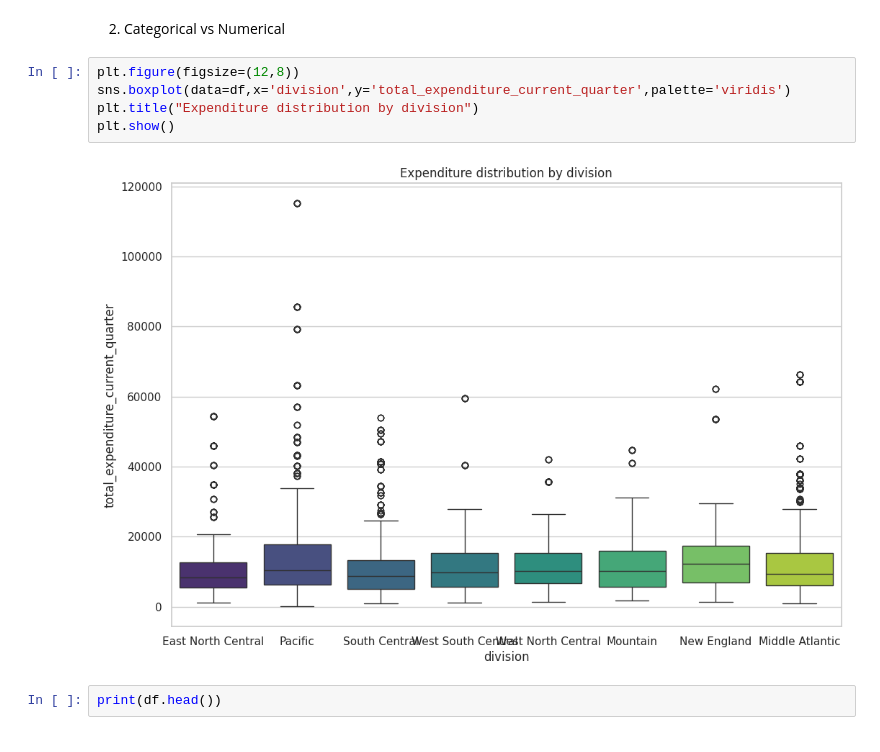
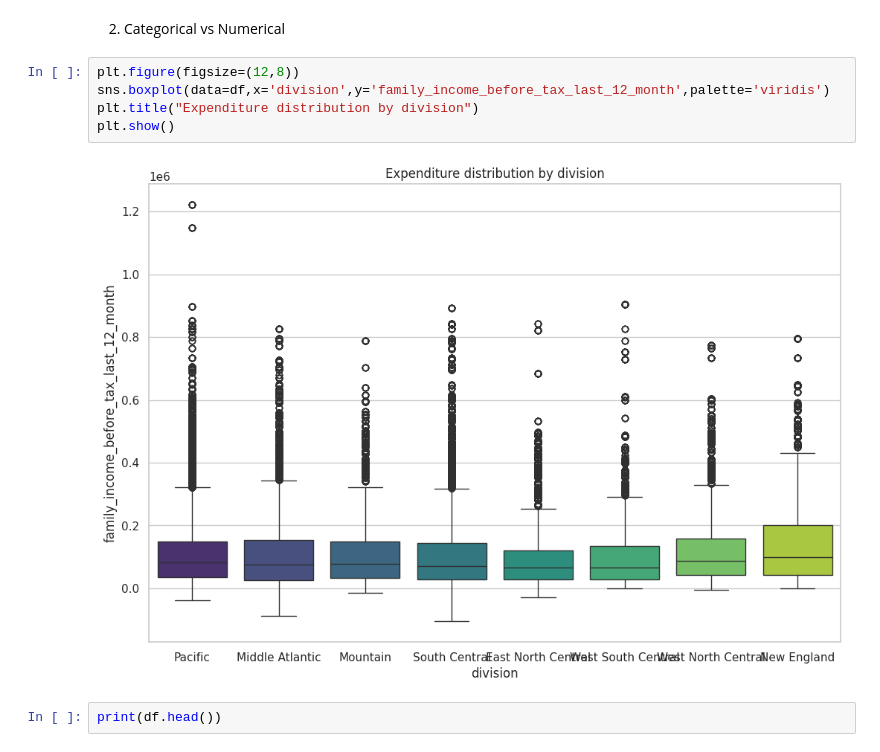
Before and after one commit to Alain-16/Digital_Product_Insights, a Jupyter notebook: DigitalProductEDA.ipynb, the cells around one changed output. Cells and saved outputs as stored; diff of their text form.

```diff
--- a/DigitalProductEDA.ipynb
+++ b/DigitalProductEDA.ipynb
@@ -319,11 +321,11 @@ plt.show()
 2. Categorical vs Numerical
 # %%
 plt.figure(figsize=(12,8))
-sns.boxplot(data=df,x='division',y='total_expenditure_current_quarter',palette='viridis')
+sns.boxplot(data=df,x='division',y='family_income_before_tax_last_12_month',palette='viridis')
 plt.title("Expenditure distribution by division")
 plt.show()
 # %% [output]
-[figure, old version]
+[figure, new version]
 # %%
 print(df.head())
 # %% [output]
```
Also changed, not shown: parts of 6 cells of this notebook.
